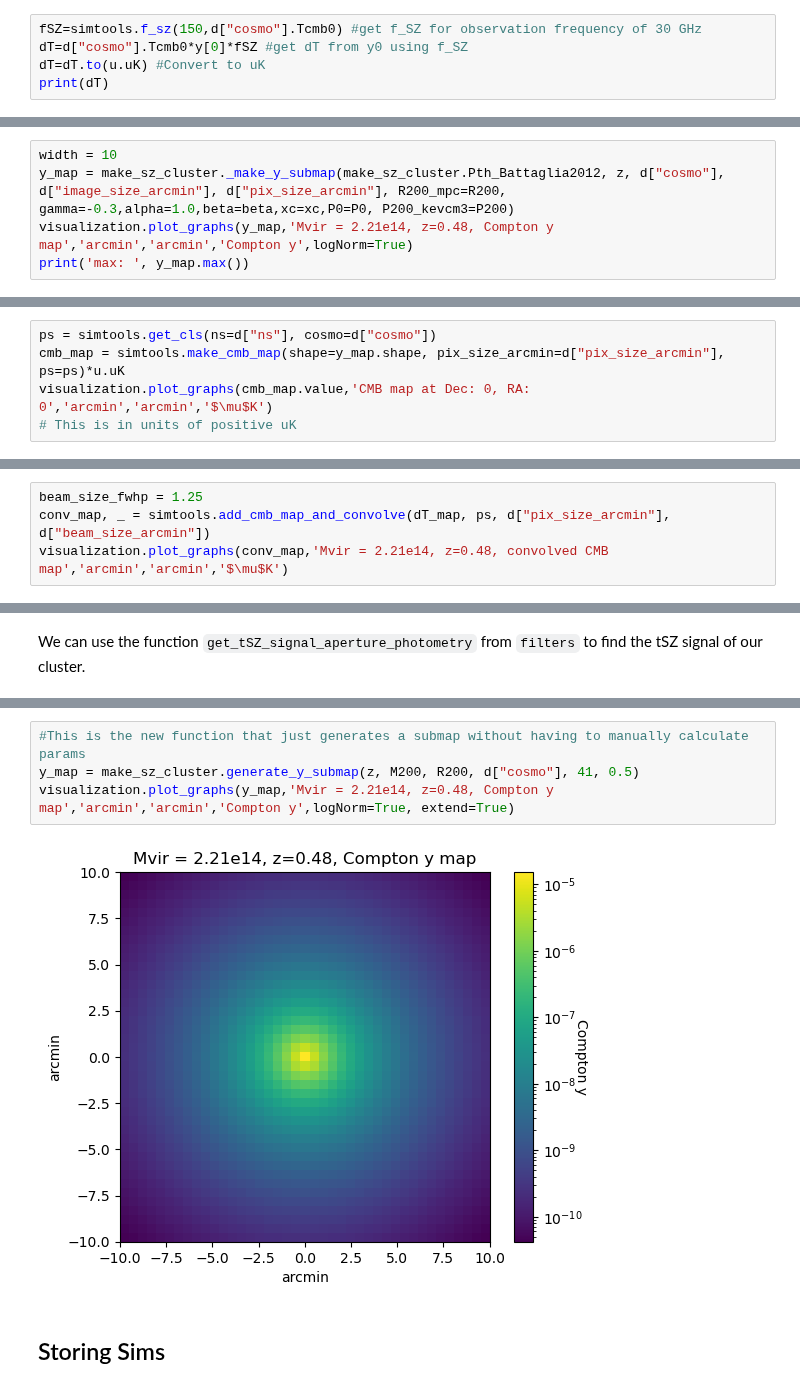
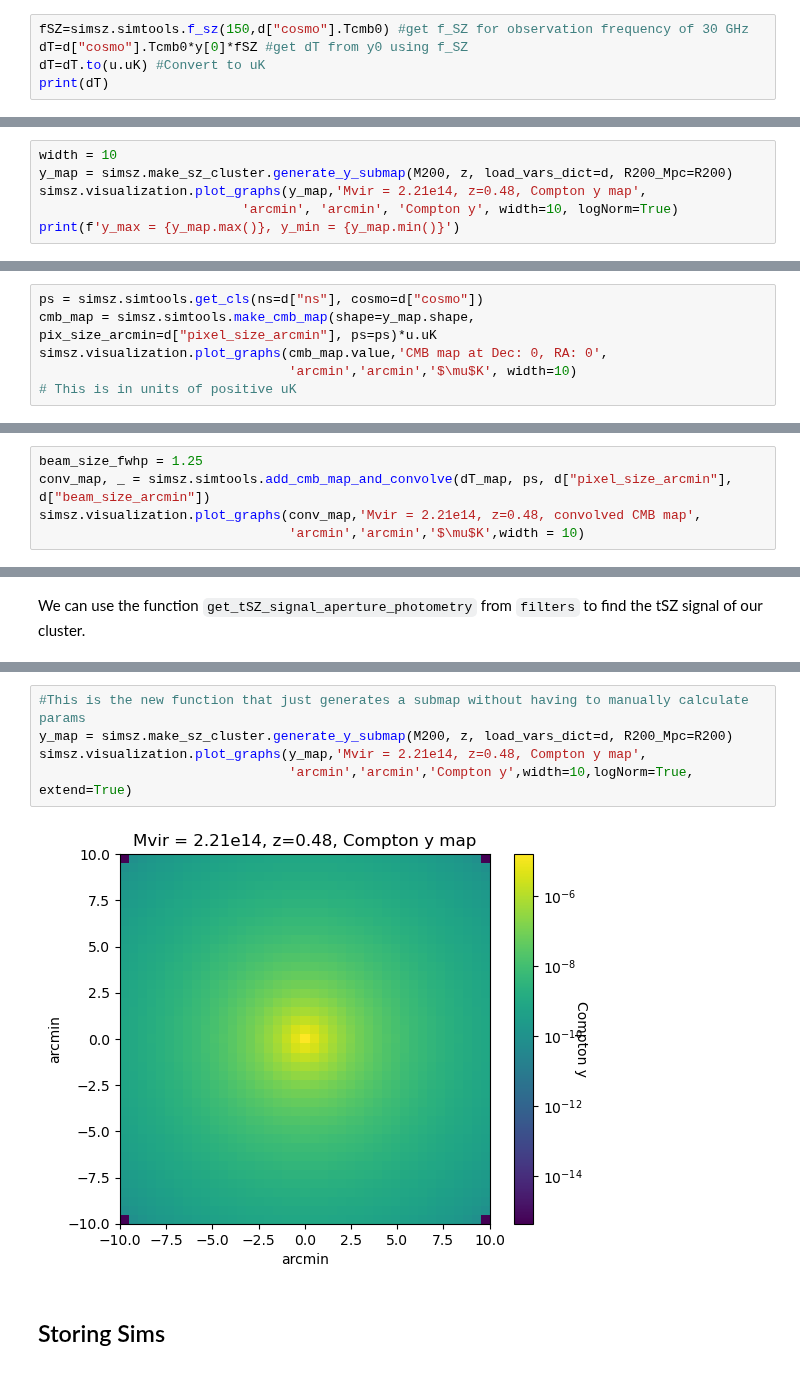
Before and after one commit to deepskies/DeepSZSim, a Jupyter notebook: notebooks/demo_full_pipeline.ipynb, the cells around one changed output, grey strips where cells are left out. Saved outputs shown, nothing was run; the diff lists cells and outputs as text.

```diff
--- a/notebooks/demo_full_pipeline.ipynb
+++ b/notebooks/demo_full_pipeline.ipynb
@@ -127,7 +128,7 @@ y[0] #print central y value
 # %% [markdown]
 Next, we find the corresponding temperatures from the central y value `y[0]`. We do this by utilizing the function `f_sz` which uses the equation:  $$ \frac{\partial T_{tsz} (\theta)}{T_{CMB}} = f_{sz}  y(\theta)$$ This equation is from __[Vavagiakis 2021](https://arxiv.org/pdf/2101.08373.pdf)__. where $y(\theta)$ is the Compton parameter at a projected angle $\theta$ from the cluster center.
 # %%
-fSZ=simtools.f_sz(150,d["cosmo"].Tcmb0) #get f_SZ for observation frequency of 30 GHz
+fSZ=simsz.simtools.f_sz(150,d["cosmo"].Tcmb0) #get f_SZ for observation frequency of 30 GHz
 dT=d["cosmo"].Tcmb0*y[0]*fSZ #get dT from y0 using f_SZ
 dT=dT.to(u.uK) #Convert to uK
 print(dT)
@@ -152,7 +153,8 @@ The end goal of this section of our tutorial is to generate a convolved CMB map
 First, we utilize our Compton-y profile `y` to make 2D submap. In order to do this, utilize the `make_y_submap` function. We check that the 1D and 2D Compton-y maps agree with each other - the maximum value is at the center.
 # %%
 width = 10
-y_map = make_sz_cluster._make_y_submap(make_sz_cluster.Pth_Battaglia2012, z, d["cosmo"], d["image_size_arcmin"], d["pix_size_arcmin"], R200_mpc=R200, gamma=-0.3,alpha=1.0,beta=beta,xc=xc,P0=P0, P200_kevcm3=P200)
-visualization.plot_graphs(y_map,'Mvir = 2.21e14, z=0.48, Compton y map','arcmin','arcmin','Compton y',logNorm=True)
-print('max: ', y_map.max())
+y_map = simsz.make_sz_cluster.generate_y_submap(M200, z, load_vars_dict=d, R200_Mpc=R200)
+simsz.visualization.plot_graphs(y_map,'Mvir = 2.21e14, z=0.48, Compton y map',
+                          'arcmin', 'arcmin', 'Compton y', width=10, logNorm=True)
+print(f'y_max = {y_map.max()}, y_min = {y_map.min()}')
 # %% [output]
@@ -170,8 +174,9 @@ visualization.plot_graphs(dT_map,'Mvir = 2.21e14, z=0.48, dT map','arcmin','arcm
 # %% [markdown]
 This is an example of what a generated CMB map will look like. We use the function `get_cls` in the `simtools` file to generate a power spectrum, which we then use to create the CMB map using `make_cmb_map`. This is just an example CMB map and not the one that we will be using for the graph generation in cells below.
 # %%
-ps = simtools.get_cls(ns=d["ns"], cosmo=d["cosmo"])
-cmb_map = simtools.make_cmb_map(shape=y_map.shape, pix_size_arcmin=d["pix_size_arcmin"], ps=ps)*u.uK
-visualization.plot_graphs(cmb_map.value,'CMB map at Dec: 0, RA: 0','arcmin','arcmin','$\mu$K')
+ps = simsz.simtools.get_cls(ns=d["ns"], cosmo=d["cosmo"])
+cmb_map = simsz.simtools.make_cmb_map(shape=y_map.shape, pix_size_arcmin=d["pixel_size_arcmin"], ps=ps)*u.uK
+simsz.visualization.plot_graphs(cmb_map.value,'CMB map at Dec: 0, RA: 0',
+                                'arcmin','arcmin','$\mu$K', width=10)
 # This is in units of positive uK
 # %% [output]
@@ -191,6 +197,7 @@ visualization.plot_graphs(signal_map,'Mvir = 2.21e14, z=0.48, dT map with CMB','
 This what an example CMB map post-convolution will look like. Here we use the method `add_cmb_map_and_convolve` in `simtools`, which creates a CMB map, adds our cluster, convolves with a beam, and then eliminates edge effects.
 # %%
 beam_size_fwhp = 1.25
-conv_map, _ = simtools.add_cmb_map_and_convolve(dT_map, ps, d["pix_size_arcmin"], d["beam_size_arcmin"])
-visualization.plot_graphs(conv_map,'Mvir = 2.21e14, z=0.48, convolved CMB map','arcmin','arcmin','$\mu$K')
+conv_map, _ = simsz.simtools.add_cmb_map_and_convolve(dT_map, ps, d["pixel_size_arcmin"], d["beam_size_arcmin"])
+simsz.visualization.plot_graphs(conv_map,'Mvir = 2.21e14, z=0.48, convolved CMB map',
+                                'arcmin','arcmin','$\mu$K',width = 10)
 # %% [output]
@@ -234,9 +242,10 @@ tSZ signal: 29.824553172082364
 # %%
 #This is the new function that just generates a submap without having to manually calculate params
-y_map = make_sz_cluster.generate_y_submap(z, M200, R200, d["cosmo"], 41, 0.5)
-visualization.plot_graphs(y_map,'Mvir = 2.21e14, z=0.48, Compton y map','arcmin','arcmin','Compton y',logNorm=True, extend=True)
+y_map = simsz.make_sz_cluster.generate_y_submap(M200, z, load_vars_dict=d, R200_Mpc=R200)
+simsz.visualization.plot_graphs(y_map,'Mvir = 2.21e14, z=0.48, Compton y map',
+                                'arcmin','arcmin','Compton y',width=10,logNorm=True, extend=True)
 # %% [output]
-[figure, old version]
+[figure, new version]
 # %% [markdown]
 ## Storing Sims
 # %% [markdown]
```
Also changed, not shown: parts of 22 cells of this notebook, 5 other files.
